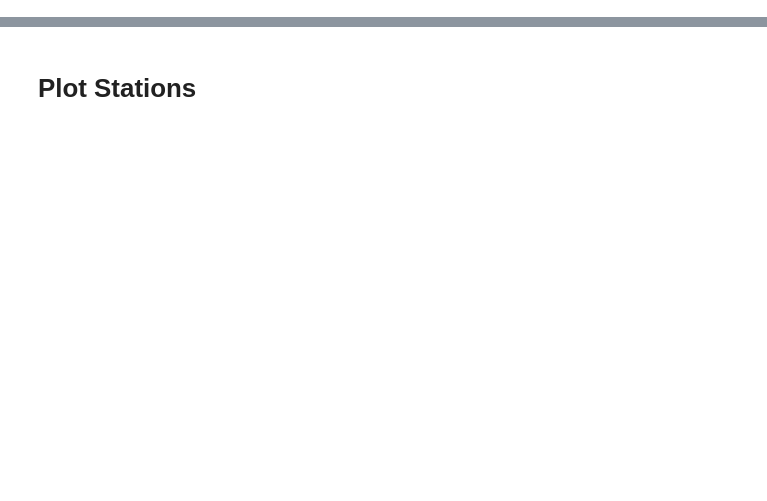
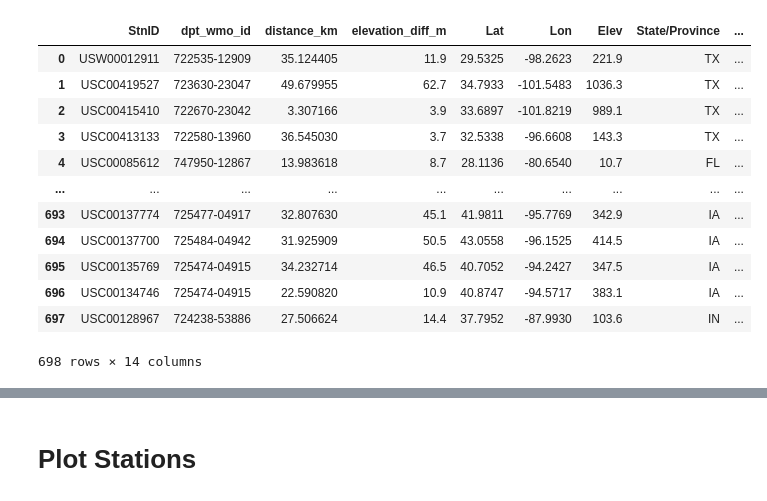
Before and after one commit to santaandria/Thermodynamic-Large-Scale, a Jupyter notebook: notebooks/4a_dewpoint_temperature.ipynb, the cells around one changed output, grey strips where cells are left out. Cells and saved outputs as stored; diff of their text form; code cells hidden in the pictures; blank space fills up the shorter version.

```diff
--- a/notebooks/4a_dewpoint_temperature.ipynb
+++ b/notebooks/4a_dewpoint_temperature.ipynb
@@ -151 +264,18 @@ nearest
+# %%
+potential_stations = nearest.query("Num_Valid_Years >= 30").sort_values(['Num_Valid_Years'],ascending=False).reset_index(drop=True)
+potential_stations
+# %% [output]
+|  | StnID | dpt_wmo_id | distance_km | elevation_diff_m | Lat | Lon | Elev | State/Province | ... |
+| 0 | USW00012911 | 722535-12909 | 35.124405 | 11.9 | 29.5325 | -98.2623 | 221.9 | TX | ... |
+| 1 | USC00419527 | 723630-23047 | 49.679955 | 62.7 | 34.7933 | -101.5483 | 1036.3 | TX | ... |
+| 2 | USC00415410 | 722670-23042 | 3.307166 | 3.9 | 33.6897 | -101.8219 | 989.1 | TX | ... |
+| 3 | USC00413133 | 722580-13960 | 36.545030 | 3.7 | 32.5338 | -96.6608 | 143.3 | TX | ... |
+| 4 | USC00085612 | 747950-12867 | 13.983618 | 8.7 | 28.1136 | -80.6540 | 10.7 | FL | ... |
+| ... | ... | ... | ... | ... | ... | ... | ... | ... | ... |
+| 693 | USC00137774 | 725477-04917 | 32.807630 | 45.1 | 41.9811 | -95.7769 | 342.9 | IA | ... |
+| 694 | USC00137700 | 725484-04942 | 31.925909 | 50.5 | 43.0558 | -96.1525 | 414.5 | IA | ... |
+| 695 | USC00135769 | 725474-04915 | 34.232714 | 46.5 | 40.7052 | -94.2427 | 347.5 | IA | ... |
+| 696 | USC00134746 | 725474-04915 | 22.590820 | 10.9 | 40.8747 | -94.5717 | 383.1 | IA | ... |
+| 697 | USC00128967 | 724238-53886 | 27.506624 | 14.4 | 37.7952 | -87.9930 | 103.6 | IN | ... |
+698 rows × 14 columns
 # %%
```
Also changed, not shown: parts of 15 cells of this notebook, 20 other files.
